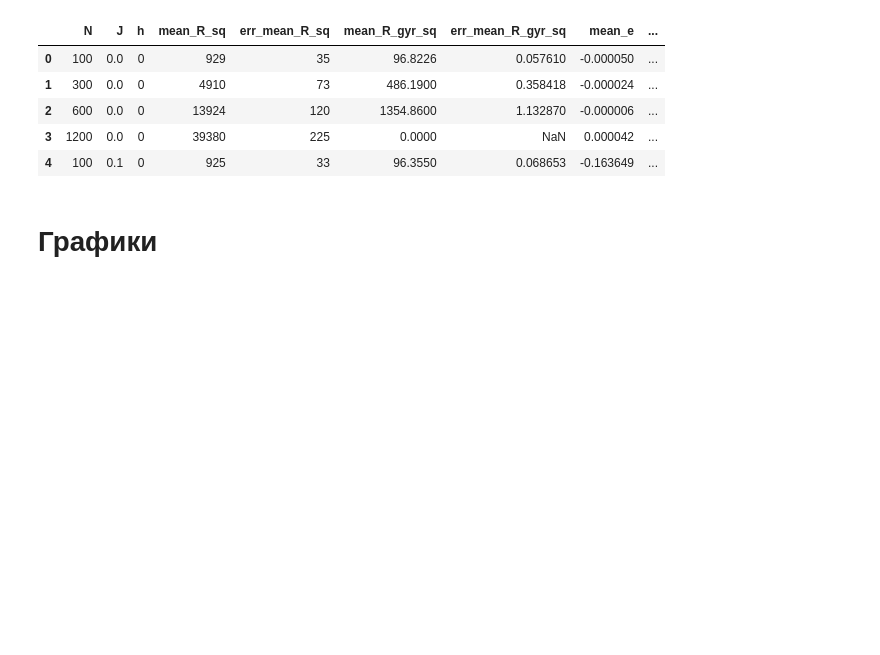
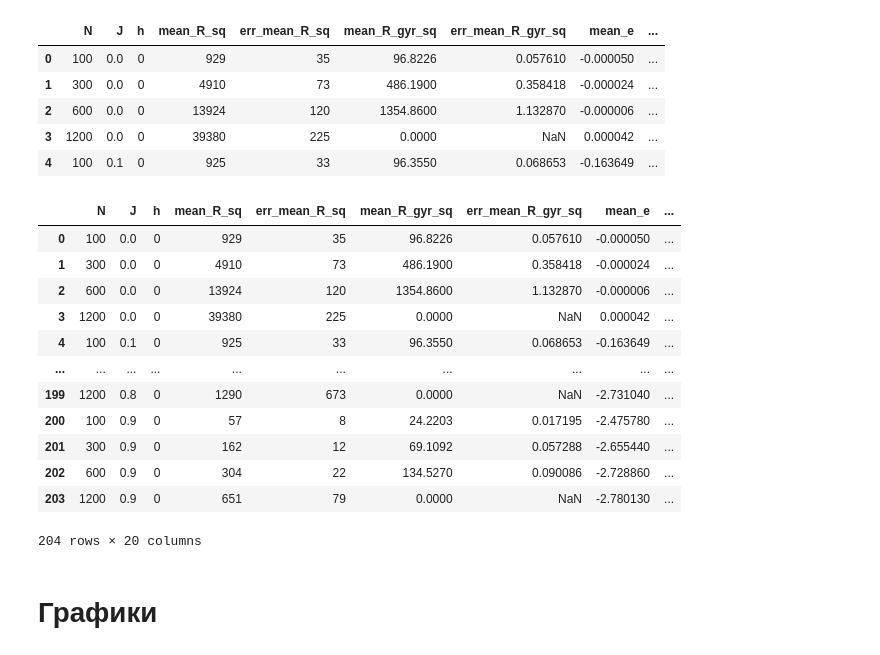
Before and after one commit to Chpel/ProjectMagnet, a Jupyter notebook: Расчёты .ipynb/IsingISAW_Triangle.ipynb, the cells around one changed output. Saved outputs shown, nothing was run; the diff lists cells and outputs as text; code cells hidden in the pictures; blank space fills up the shorter version.

```diff
--- a/Расчёты .ipynb/IsingISAW_Triangle.ipynb
+++ b/Расчёты .ipynb/IsingISAW_Triangle.ipynb
@@ -48,3 +49,21 @@ data.head(5)
 | 2 | 600 | 0.0 | 0 | 13924 | 120 | 1354.8600 | 1.132870 | -0.000006 | ... |
 | 3 | 1200 | 0.0 | 0 | 39380 | 225 | 0.0000 | NaN | 0.000042 | ... |
 | 4 | 100 | 0.1 | 0 | 925 | 33 | 96.3550 | 0.068653 | -0.163649 | ... |
+# %%
+data.rename(columns={'Unnamed: 19': 'steps'}, inplace=True)
+# %%
+data
+# %% [output]
+|  | N | J | h | mean_R_sq | err_mean_R_sq | mean_R_gyr_sq | err_mean_R_gyr_sq | mean_e | ... |
+| 0 | 100 | 0.0 | 0 | 929 | 35 | 96.8226 | 0.057610 | -0.000050 | ... |
+| 1 | 300 | 0.0 | 0 | 4910 | 73 | 486.1900 | 0.358418 | -0.000024 | ... |
+| 2 | 600 | 0.0 | 0 | 13924 | 120 | 1354.8600 | 1.132870 | -0.000006 | ... |
+| 3 | 1200 | 0.0 | 0 | 39380 | 225 | 0.0000 | NaN | 0.000042 | ... |
+| 4 | 100 | 0.1 | 0 | 925 | 33 | 96.3550 | 0.068653 | -0.163649 | ... |
+| ... | ... | ... | ... | ... | ... | ... | ... | ... | ... |
+| 199 | 1200 | 0.8 | 0 | 1290 | 673 | 0.0000 | NaN | -2.731040 | ... |
+| 200 | 100 | 0.9 | 0 | 57 | 8 | 24.2203 | 0.017195 | -2.475780 | ... |
+| 201 | 300 | 0.9 | 0 | 162 | 12 | 69.1092 | 0.057288 | -2.655440 | ... |
+| 202 | 600 | 0.9 | 0 | 304 | 22 | 134.5270 | 0.090086 | -2.728860 | ... |
+| 203 | 1200 | 0.9 | 0 | 651 | 79 | 0.0000 | NaN | -2.780130 | ... |
+204 rows × 20 columns
```
Also changed, not shown: parts of 12 cells of this notebook, 10 other files.
